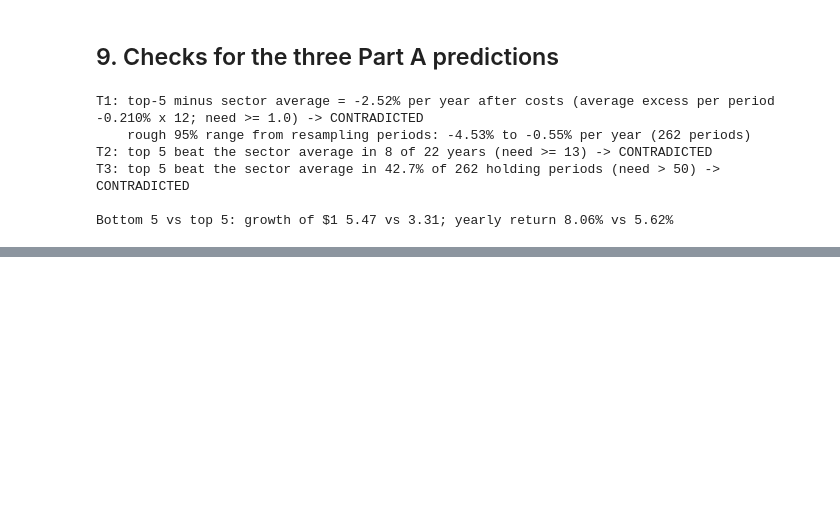
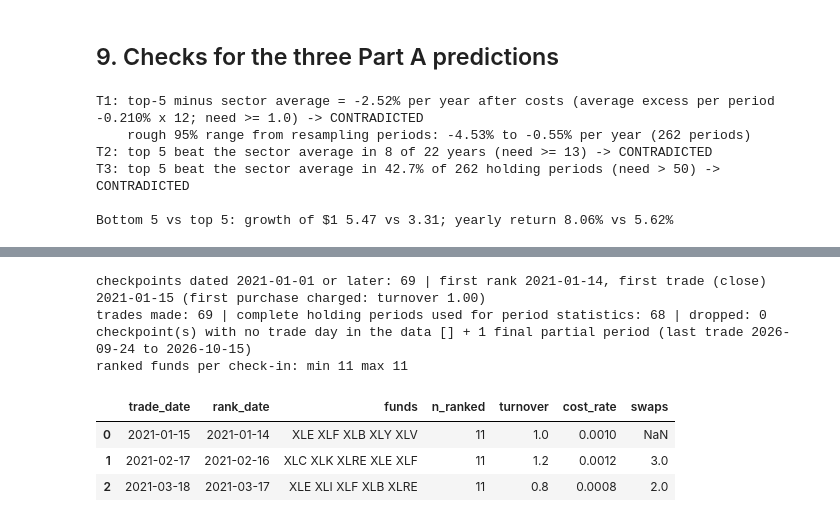
Before and after one commit to LamBuild33/market-rotation-research, a Jupyter notebook: notebooks/03_top5_test.ipynb, the cells around one changed output, grey strips where cells are left out. Cells and saved outputs as stored; diff of their text form; code cells hidden in the pictures; blank space fills up the shorter version.

```diff
--- a/notebooks/03_top5_test.ipynb
+++ b/notebooks/03_top5_test.ipynb
@@ -311,0 +430,19 @@ Bottom 5 vs top 5: growth of $1 5.47 vs 3.31; yearly return 8.06% vs 5.62%
+# %%
+B = report(PF, avg_idxF, P_START)
+topB, botB = B["top"], B["bot"]
+all_checks = [i for i in range(N, len(PF), N) if PF.index[i] >= pd.Timestamp(P_START)]
+n_trades = len(topB["log"]); n_periods = len(B["per_top"])
+no_trade = [PF.index[i].date().isoformat() for i in all_checks if i + 1 > len(PF) - 1]
+print(f"checkpoints dated {pd.Timestamp(P_START).date()} or later: {len(all_checks)} | first rank {topB['log'].rank_date.iloc[0].date()}, first trade (close) {topB['log'].trade_date.iloc[0].date()} (first purchase charged: turnover {topB['log'].turnover.iloc[0]:.2f})")
+print(f"trades made: {n_trades} | complete holding periods used for period statistics: {n_periods} | "
+      f"dropped: {len(all_checks) - n_trades} checkpoint(s) with no trade day in the data {no_trade} + 1 final partial period (last trade {topB['log'].trade_date.iloc[-1].date()} to {PF.index[-1].date()})")
+print("ranked funds per check-in: min", topB["log"].n_ranked.min(), "max", topB["log"].n_ranked.max())
+topB["log"].head(3)
+# %% [output]
+checkpoints dated 2021-01-01 or later: 69 | first rank 2021-01-14, first trade (close) 2021-01-15 (first purchase charged: turnover 1.00)
+trades made: 69 | complete holding periods used for period statistics: 68 | dropped: 0 checkpoint(s) with no trade day in the data [] + 1 final partial period (last trade 2026-09-24 to 2026-10-15)
+ranked funds per check-in: min 11 max 11
+|  | trade_date | rank_date | funds | n_ranked | turnover | cost_rate | swaps |
+| 0 | 2021-01-15 | 2021-01-14 | XLE XLF XLB XLY XLV | 11 | 1.0 | 0.0010 | NaN |
+| 1 | 2021-02-17 | 2021-02-16 | XLC XLK XLRE XLE XLF | 11 | 1.2 | 0.0012 | 3.0 |
+| 2 | 2021-03-18 | 2021-03-17 | XLE XLI XLF XLB XLRE | 11 | 0.8 | 0.0008 | 2.0 |
```
Also changed, not shown: parts of 24 cells of this notebook, 14 other files.
